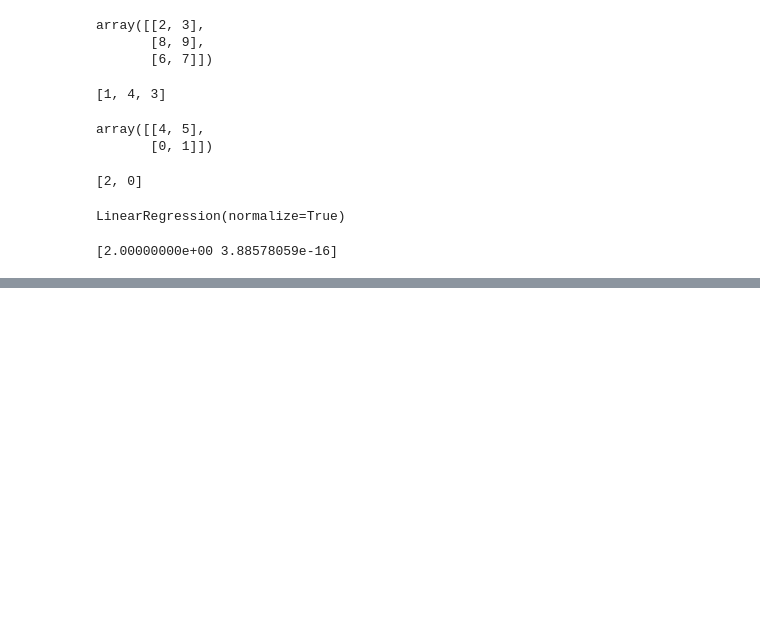
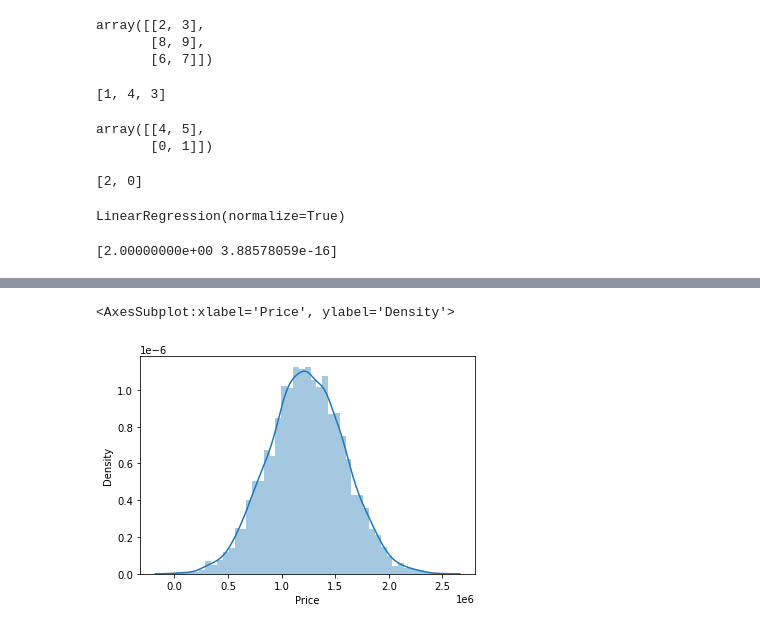
Before and after one commit to Marco361/Learning-Materials, a Jupyter notebook: DataScienceNotebooki/11-Linear-Regression/MachineLearning testy.ipynb, the cells around one changed output, grey strips where cells are left out. Cells and saved outputs as stored; diff of their text form; code cells hidden in the pictures; blank space fills up the shorter version.

```diff
--- a/DataScienceNotebooki/11-Linear-Regression/MachineLearning testy.ipynb
+++ b/DataScienceNotebooki/11-Linear-Regression/MachineLearning testy.ipynb
@@ -51,0 +111,5 @@ print(predictions)
+# %%
+sns.distplot(df['Price'])
+# %% [output]
+<AxesSubplot:xlabel='Price', ylabel='Density'>
+[figure, added]
```
Also changed, not shown: parts of 33 cells of this notebook.
